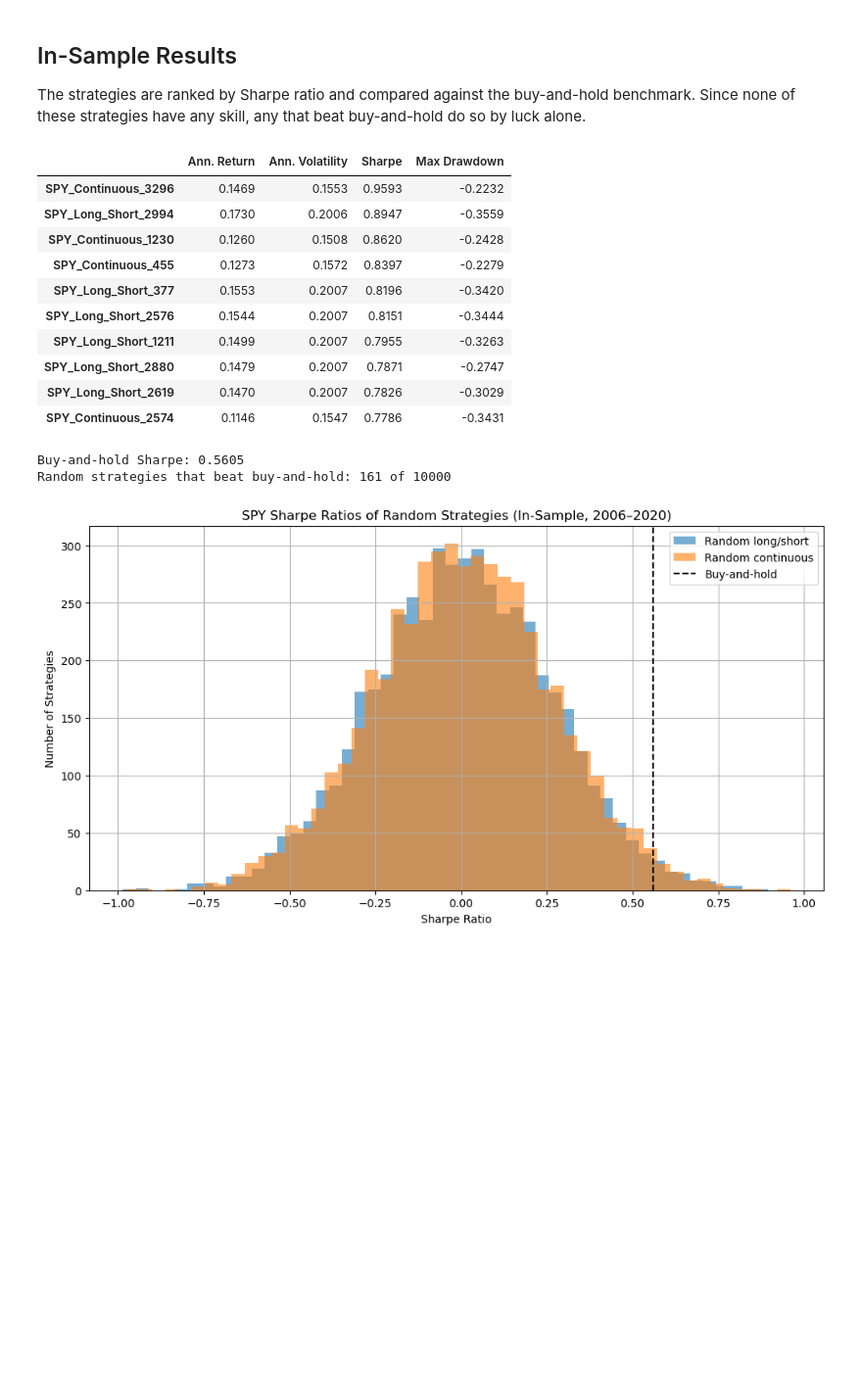
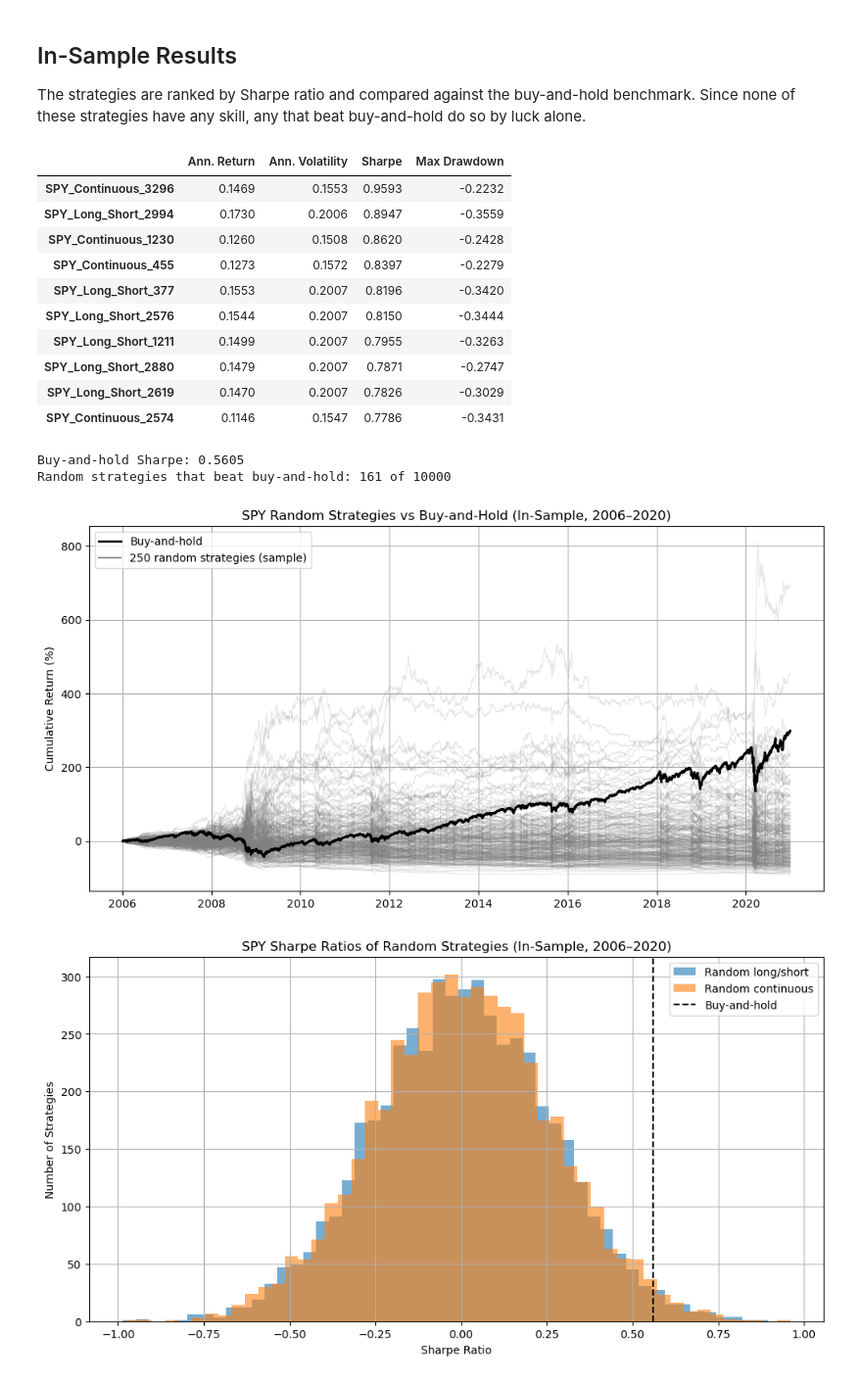
Before and after one commit to coltondonaldson/Undergraduate-Research---False-Discoveries-in-Backtested-Trading-Strategies, a Jupyter notebook: notebooks/02_strategy_grid.ipynb, the cells around one changed output. Shown at 98% size. Drawn from its saved outputs; the diff is of its cells as text; code cells hidden in the pictures; blank space fills up the shorter version.

```diff
--- a/notebooks/02_strategy_grid.ipynb
+++ b/notebooks/02_strategy_grid.ipynb
@@ -169,16 +169,21 @@ def random_continuous_positions(index, rng):
 # %% [markdown]
 ### Running the Grid
 # %%
-# Running every random strategy through the backtest
+# Running every random strategy through the backtest (and taking a random sample of 250 balances for visualization)
 results = {}
+sample_returns = {}
 for k in range(n_strategies):
     positions = random_long_short_positions(SPY_data.index, rng)
     returns = strategy_returns(positions, SPY_returns)
     results[f'SPY_Long_Short_{k}'] = summary(returns)
+    if k % 40 == 0:
+        sample_returns[f'SPY_Long_Short_{k}'] = returns
 for k in range(n_strategies):
     positions = random_continuous_positions(SPY_data.index, rng)
     returns = strategy_returns(positions, SPY_returns)
     results[f'SPY_Continuous_{k}'] = summary(returns)
+    if k % 40 == 0:
+        sample_returns[f'SPY_Continuous_{k}'] = returns
 
 results_df = pd.DataFrame(results).T
 # %% [markdown]
@@ -195,7 +200,7 @@ results_df.sort_values('Sharpe', ascending=False).head(10).round(4)
 | SPY_Continuous_1230 | 0.1260 | 0.1508 | 0.8620 | -0.2428 |
 | SPY_Continuous_455 | 0.1273 | 0.1572 | 0.8397 | -0.2279 |
 | SPY_Long_Short_377 | 0.1553 | 0.2007 | 0.8196 | -0.3420 |
-| SPY_Long_Short_2576 | 0.1544 | 0.2007 | 0.8151 | -0.3444 |
+| SPY_Long_Short_2576 | 0.1544 | 0.2007 | 0.8150 | -0.3444 |
 | SPY_Long_Short_1211 | 0.1499 | 0.2007 | 0.7955 | -0.3263 |
 | SPY_Long_Short_2880 | 0.1479 | 0.2007 | 0.7871 | -0.2747 |
 | SPY_Long_Short_2619 | 0.1470 | 0.2007 | 0.7826 | -0.3029 |
@@ -209,6 +214,20 @@ print(f'Random strategies that beat buy-and-hold: {n_beat} of {len(results_df)}'
 # %% [output]
 Buy-and-hold Sharpe: 0.5605
 Random strategies that beat buy-and-hold: 161 of 10000
+# %%
+# Plotting a sample of random strategies against buy-and-hold
+plt.figure(figsize=(12, 6))
+for name, returns in sample_returns.items():
+    plt.plot(cumulative_return(returns), color='grey', alpha=0.2, linewidth=0.7)
+plt.plot(cumulative_return(SPY_bh_returns), color='black', linewidth=2, label='Buy-and-hold')
+plt.plot([], [], color='grey', label=f'{len(sample_returns)} random strategies (sample)')
+plt.title(f'{ticker} Random Strategies vs Buy-and-Hold (In-Sample, 2006–2020)')
+plt.ylabel('Cumulative Return (%)')
+plt.legend()
+plt.grid(True)
+plt.show()
+# %% [output]
+[figure, added]
 # %%
 # Distribution of Sharpe ratios for each random family
 plt.figure(figsize=(12, 6))
```
Also changed, not shown: parts of 1 cell of this notebook, 1 other file.
